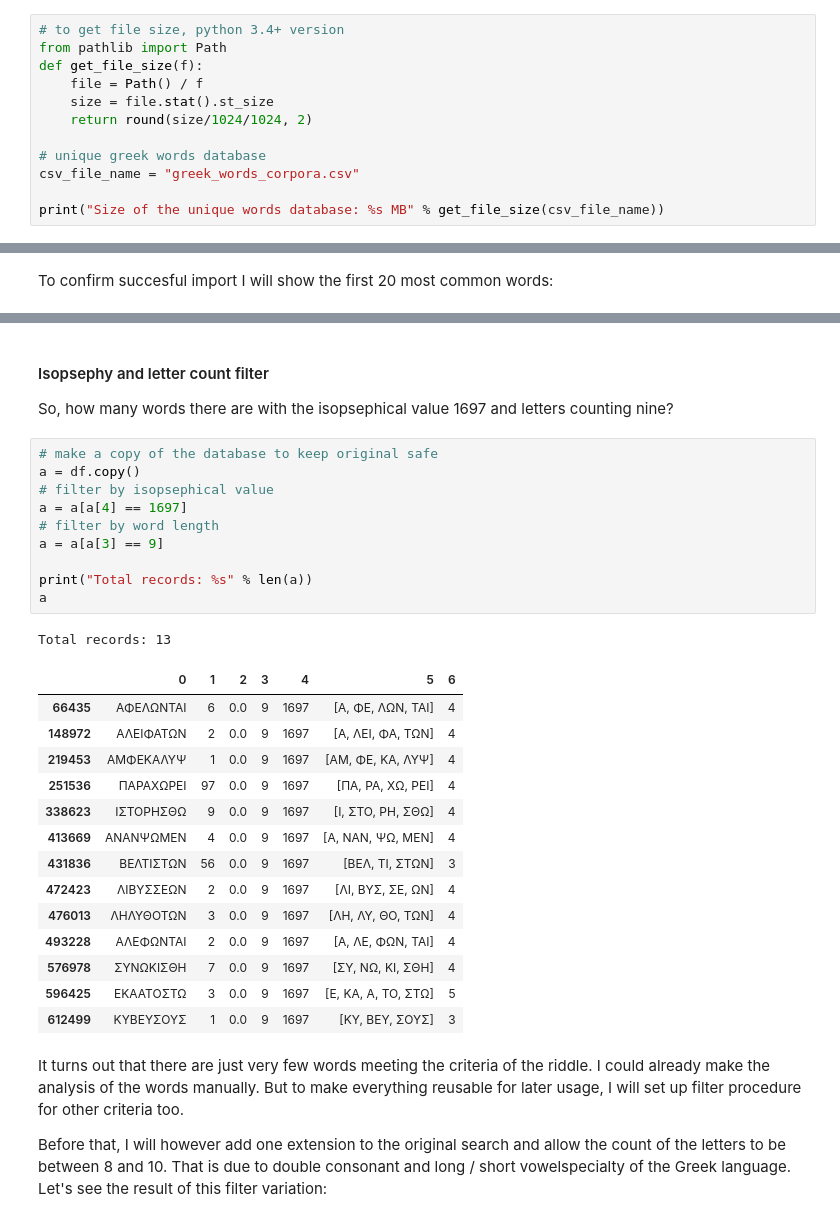
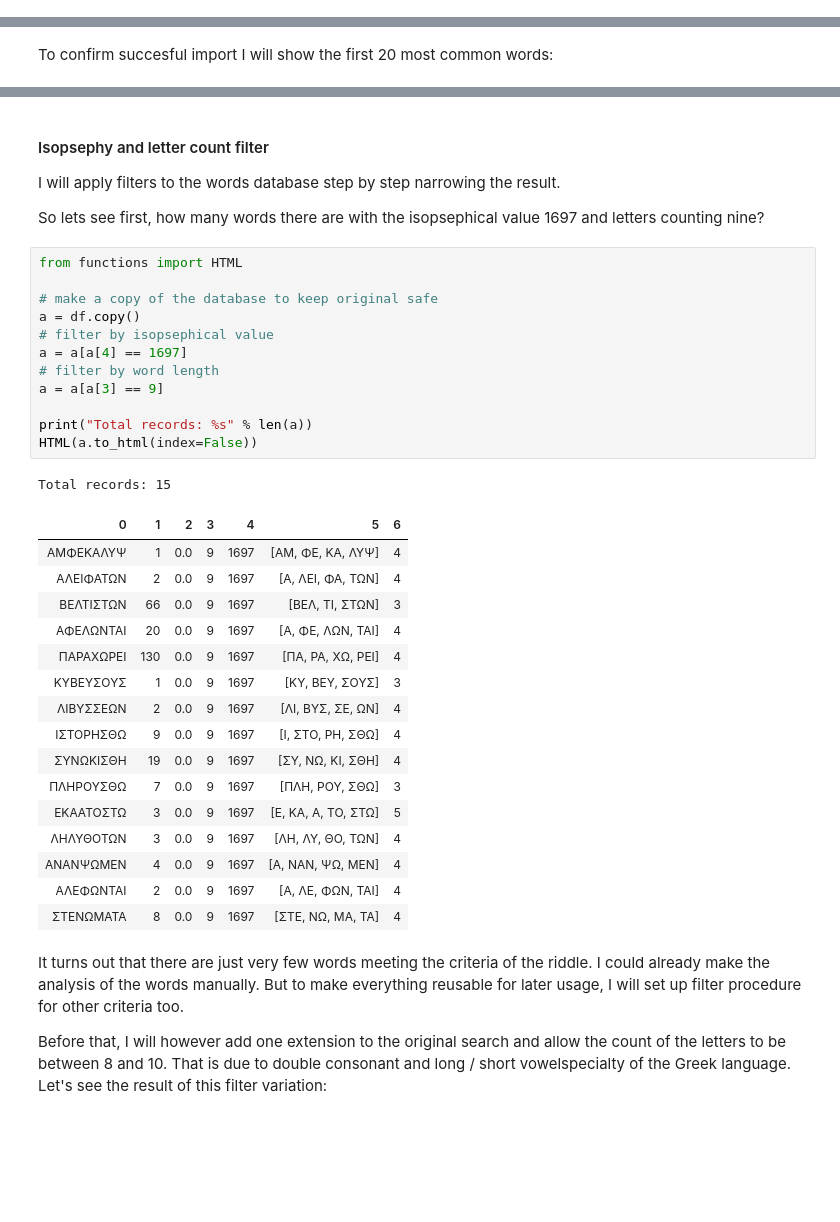
Before and after one commit to markomanninen/grcriddles, a Jupyter notebook: Isopsephical riddles in the Greek Pseudo Sibylline hexameter poetry.ipynb, the cells around one changed output, grey strips where cells are left out. Drawn from its saved outputs; the diff is of its cells as text; blank space fills up the shorter version.

```diff
--- a/Isopsephical riddles in the Greek Pseudo Sibylline hexameter poetry.ipynb
+++ b/Isopsephical riddles in the Greek Pseudo Sibylline hexameter poetry.ipynb
@@ -82,14 +143,2 @@ sys.version
 # %% [markdown]
 Confirm unique words database is available and get the size of it:
-# %%
-# to get file size, python 3.4+ version
-from pathlib import Path
-def get_file_size(f):
-    file = Path() / f
-    size = file.stat().st_size
-    return round(size/1024/1024, 2)
-
-# unique greek words database
-csv_file_name = "greek_words_corpora.csv"
-
-print("Size of the unique words database: %s MB" % get_file_size(csv_file_name))
@@ -160,33 +217,39 @@ Using the next parameters from the riddle, lets try to solve it by the brute com
 # %% [markdown]
 #### Isopsephy and letter count filter
 
-So, how many words there are with the isopsephical value 1697 and letters counting nine?
+I will apply filters to the words database step by step narrowing the result.
+
+So lets see first, how many words there are with the isopsephical value 1697 and letters counting nine?
 # %%
+from functions import HTML
+
 # make a copy of the database to keep original safe
 a = df.copy()
 # filter by isopsephical value
 a = a[a[4] == 1697]
 # filter by word length
 a = a[a[3] == 9]
 
 print("Total records: %s" % len(a))
-a
+HTML(a.to_html(index=False))
 # %% [output]
-Total records: 13
+Total records: 15
-|  | 0 | 1 | 2 | 3 | 4 | 5 | 6 |
-| 66435 | ΑΦΕΛΩΝΤΑΙ | 6 | 0.0 | 9 | 1697 | [Α, ΦΕ, ΛΩΝ, ΤΑΙ] | 4 |
-| 148972 | ΑΛΕΙΦΑΤΩΝ | 2 | 0.0 | 9 | 1697 | [Α, ΛΕΙ, ΦΑ, ΤΩΝ] | 4 |
-| 219453 | ΑΜΦΕΚΑΛΥΨ | 1 | 0.0 | 9 | 1697 | [ΑΜ, ΦΕ, ΚΑ, ΛΥΨ] | 4 |
-| 251536 | ΠΑΡΑΧΩΡΕΙ | 97 | 0.0 | 9 | 1697 | [ΠΑ, ΡΑ, ΧΩ, ΡΕΙ] | 4 |
-| 338623 | ΙΣΤΟΡΗΣΘΩ | 9 | 0.0 | 9 | 1697 | [Ι, ΣΤΟ, ΡΗ, ΣΘΩ] | 4 |
-| 413669 | ΑΝΑΝΨΩΜΕΝ | 4 | 0.0 | 9 | 1697 | [Α, ΝΑΝ, ΨΩ, ΜΕΝ] | 4 |
-| 431836 | ΒΕΛΤΙΣΤΩΝ | 56 | 0.0 | 9 | 1697 | [ΒΕΛ, ΤΙ, ΣΤΩΝ] | 3 |
-| 472423 | ΛΙΒΥΣΣΕΩΝ | 2 | 0.0 | 9 | 1697 | [ΛΙ, ΒΥΣ, ΣΕ, ΩΝ] | 4 |
-| 476013 | ΛΗΛΥΘΟΤΩΝ | 3 | 0.0 | 9 | 1697 | [ΛΗ, ΛΥ, ΘΟ, ΤΩΝ] | 4 |
-| 493228 | ΑΛΕΦΩΝΤΑΙ | 2 | 0.0 | 9 | 1697 | [Α, ΛΕ, ΦΩΝ, ΤΑΙ] | 4 |
-| 576978 | ΣΥΝΩΚΙΣΘΗ | 7 | 0.0 | 9 | 1697 | [ΣΥ, ΝΩ, ΚΙ, ΣΘΗ] | 4 |
-| 596425 | ΕΚΑΑΤΟΣΤΩ | 3 | 0.0 | 9 | 1697 | [Ε, ΚΑ, Α, ΤΟ, ΣΤΩ] | 5 |
-| 612499 | ΚΥΒΕΥΣΟΥΣ | 1 | 0.0 | 9 | 1697 | [ΚΥ, ΒΕΥ, ΣΟΥΣ] | 3 |
+| 0 | 1 | 2 | 3 | 4 | 5 | 6 |
+| ΑΜΦΕΚΑΛΥΨ | 1 | 0.0 | 9 | 1697 | [ΑΜ, ΦΕ, ΚΑ, ΛΥΨ] | 4 |
+| ΑΛΕΙΦΑΤΩΝ | 2 | 0.0 | 9 | 1697 | [Α, ΛΕΙ, ΦΑ, ΤΩΝ] | 4 |
+| ΒΕΛΤΙΣΤΩΝ | 66 | 0.0 | 9 | 1697 | [ΒΕΛ, ΤΙ, ΣΤΩΝ] | 3 |
+| ΑΦΕΛΩΝΤΑΙ | 20 | 0.0 | 9 | 1697 | [Α, ΦΕ, ΛΩΝ, ΤΑΙ] | 4 |
+| ΠΑΡΑΧΩΡΕΙ | 130 | 0.0 | 9 | 1697 | [ΠΑ, ΡΑ, ΧΩ, ΡΕΙ] | 4 |
+| ΚΥΒΕΥΣΟΥΣ | 1 | 0.0 | 9 | 1697 | [ΚΥ, ΒΕΥ, ΣΟΥΣ] | 3 |
+| ΛΙΒΥΣΣΕΩΝ | 2 | 0.0 | 9 | 1697 | [ΛΙ, ΒΥΣ, ΣΕ, ΩΝ] | 4 |
+| ΙΣΤΟΡΗΣΘΩ | 9 | 0.0 | 9 | 1697 | [Ι, ΣΤΟ, ΡΗ, ΣΘΩ] | 4 |
+| ΣΥΝΩΚΙΣΘΗ | 19 | 0.0 | 9 | 1697 | [ΣΥ, ΝΩ, ΚΙ, ΣΘΗ] | 4 |
+| ΠΛΗΡΟΥΣΘΩ | 7 | 0.0 | 9 | 1697 | [ΠΛΗ, ΡΟΥ, ΣΘΩ] | 3 |
+| ΕΚΑΑΤΟΣΤΩ | 3 | 0.0 | 9 | 1697 | [Ε, ΚΑ, Α, ΤΟ, ΣΤΩ] | 5 |
+| ΛΗΛΥΘΟΤΩΝ | 3 | 0.0 | 9 | 1697 | [ΛΗ, ΛΥ, ΘΟ, ΤΩΝ] | 4 |
+| ΑΝΑΝΨΩΜΕΝ | 4 | 0.0 | 9 | 1697 | [Α, ΝΑΝ, ΨΩ, ΜΕΝ] | 4 |
+| ΑΛΕΦΩΝΤΑΙ | 2 | 0.0 | 9 | 1697 | [Α, ΛΕ, ΦΩΝ, ΤΑΙ] | 4 |
+| ΣΤΕΝΩΜΑΤΑ | 8 | 0.0 | 9 | 1697 | [ΣΤΕ, ΝΩ, ΜΑ, ΤΑ] | 4 |
 # %% [markdown]
 It turns out that there are just very few words meeting the criteria of the riddle. I could already make the analysis of the words manually. But to make everything reusable for later usage, I will set up filter procedure for other criteria too.
 
```
Also changed, not shown: parts of 40 cells of this notebook, 2 other files.
